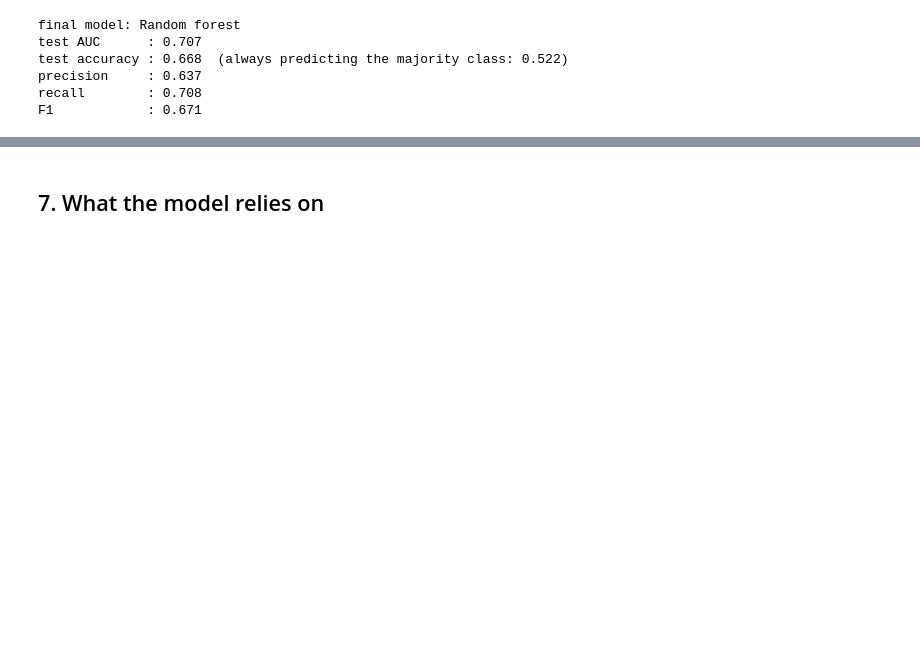
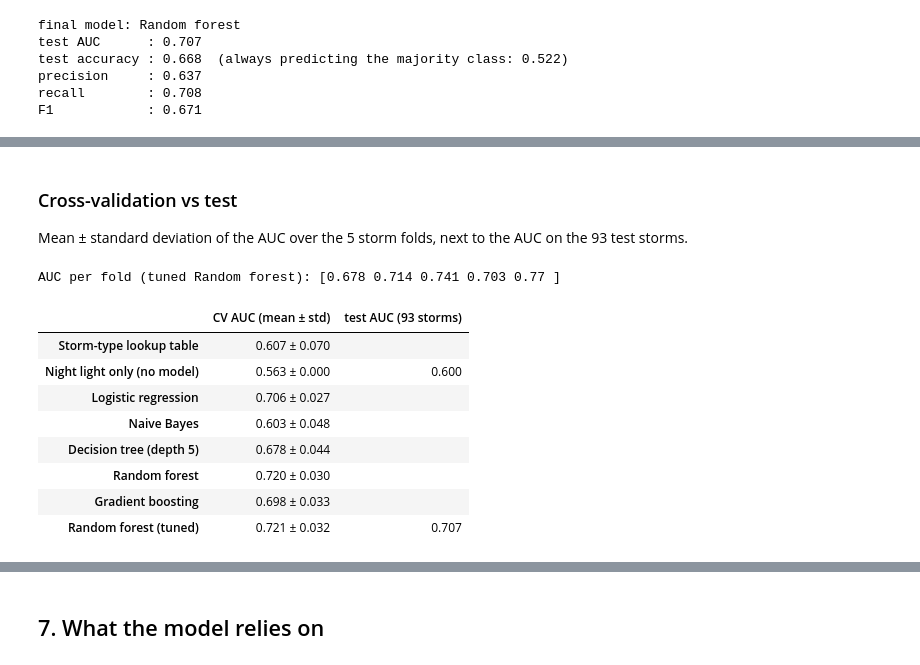
Before and after one commit to criptore/Lights-Out, a Jupyter notebook: notebooks/02_classifier.ipynb, the cells around one changed output, grey strips where cells are left out. Drawn from its saved outputs; the diff is of its cells as text; code cells hidden in the pictures; blank space fills up the shorter version.

```diff
--- a/notebooks/02_classifier.ipynb
+++ b/notebooks/02_classifier.ipynb
@@ -342,0 +348,31 @@ plt.show()
+# %% [markdown]
+### Cross-validation vs test
+
+Mean ± standard deviation of the AUC over the 5 storm folds, next to the AUC on the 93 test storms.
+# %%
+best_search = searches[best_name]
+i_best = best_search.best_index_
+fold_aucs = np.array([best_search.cv_results_[f'split{k}_test_score'][i_best] for k in range(cv.get_n_splits())])
+print('AUC per fold (tuned ' + best_name + '):', np.round(fold_aucs, 3))
+
+cv_vs_test = pd.DataFrame({
+    'CV AUC (mean ± std)': {k: f'{v.mean():.3f} ± {v.std():.3f}' for k, v in scores.items() if k != 'Constant'},
+})
+cv_vs_test.loc[f'{best_name} (tuned)', 'CV AUC (mean ± std)'] = f'{fold_aucs.mean():.3f} ± {fold_aucs.std():.3f}'
+cv_vs_test['test AUC (93 storms)'] = ''
+cv_vs_test.loc[f'{best_name} (tuned)', 'test AUC (93 storms)'] = f'{roc_auc_score(y_test, proba):.3f}'
+nl_test = df.iloc[test_idx]['outage_min_ratio']
+has_nl_test = nl_test.notna().to_numpy()
+cv_vs_test.loc['Night light only (no model)', 'test AUC (93 storms)'] = f'{roc_auc_score(y_test[has_nl_test], -nl_test[has_nl_test]):.3f}'
+cv_vs_test
+# %% [output]
+AUC per fold (tuned Random forest): [0.678 0.714 0.741 0.703 0.77 ]
+|  | CV AUC (mean ± std) | test AUC (93 storms) |
+| Storm-type lookup table | 0.607 ± 0.070 |  |
+| Night light only (no model) | 0.563 ± 0.000 | 0.600 |
+| Logistic regression | 0.706 ± 0.027 |  |
+| Naive Bayes | 0.603 ± 0.048 |  |
+| Decision tree (depth 5) | 0.678 ± 0.044 |  |
+| Random forest | 0.720 ± 0.030 |  |
+| Gradient boosting | 0.698 ± 0.033 |  |
+| Random forest (tuned) | 0.721 ± 0.032 | 0.707 |
```
Also changed, not shown: parts of 12 cells of this notebook, 4 other files.
